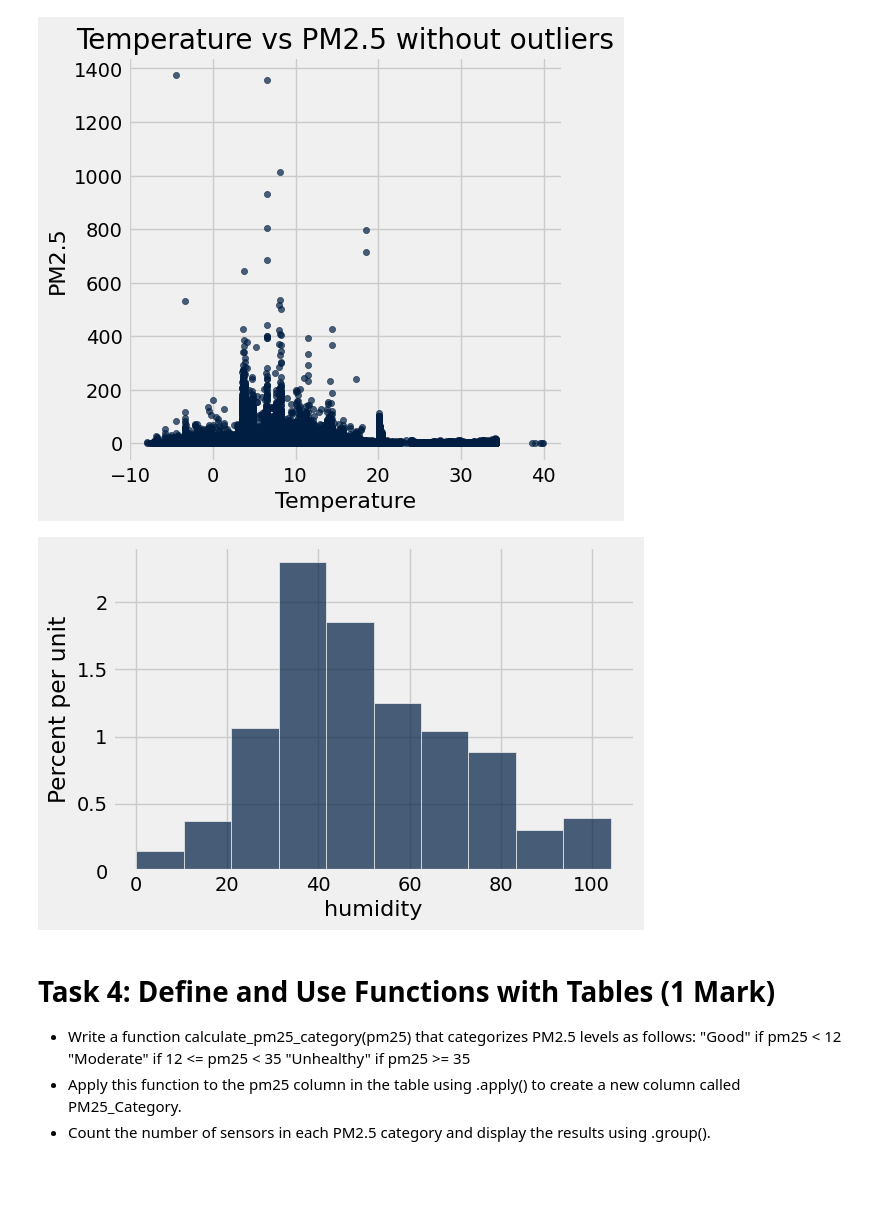
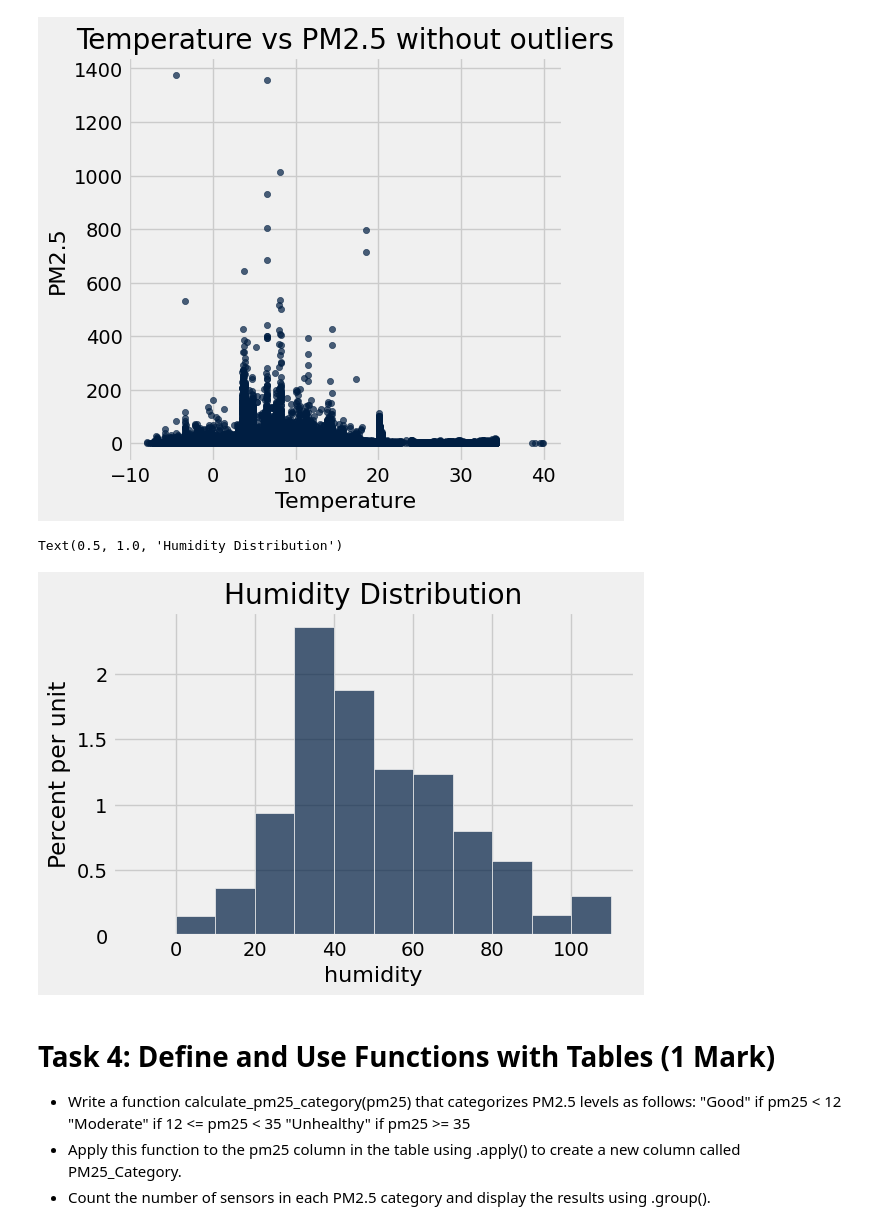
Before and after one commit to Aaesha-Alteneiji/Foundation-Of-Data-Science, a Jupyter notebook: AaeshaAlteneiji_Activity2_AirQuality.ipynb, the cells around one changed output. Drawn from its saved outputs; the diff is of its cells as text; code cells hidden in the pictures; blank space fills up the shorter version.

```diff
--- a/AaeshaAlteneiji_Activity2_AirQuality.ipynb
+++ b/AaeshaAlteneiji_Activity2_AirQuality.ipynb
@@ -253,9 +255,11 @@ Text(0, 0.5, 'PM2.5')
 [figure]
 # %%
 #Task 3.3: Displaying the distribution of humidity in histogram chart
-Air_Quality_Data.hist("humidity")
+Air_Quality_Data.hist("humidity", bins= np.arange(Summary_Statistics.where("Attribute", "humidity").column("min") - 10, Summary_Statistics.where("Attribute", "humidity").column("max") + 10, 10))
+plt.title("Humidity Distribution")
 # %% [output]
+Text(0.5, 1.0, 'Humidity Distribution')
-[figure, old version]
+[figure, new version]
 # %% [markdown]
 # Task 4: Define and Use Functions with Tables (1 Mark)
 
```
Also changed, not shown: parts of 6 cells of this notebook.
